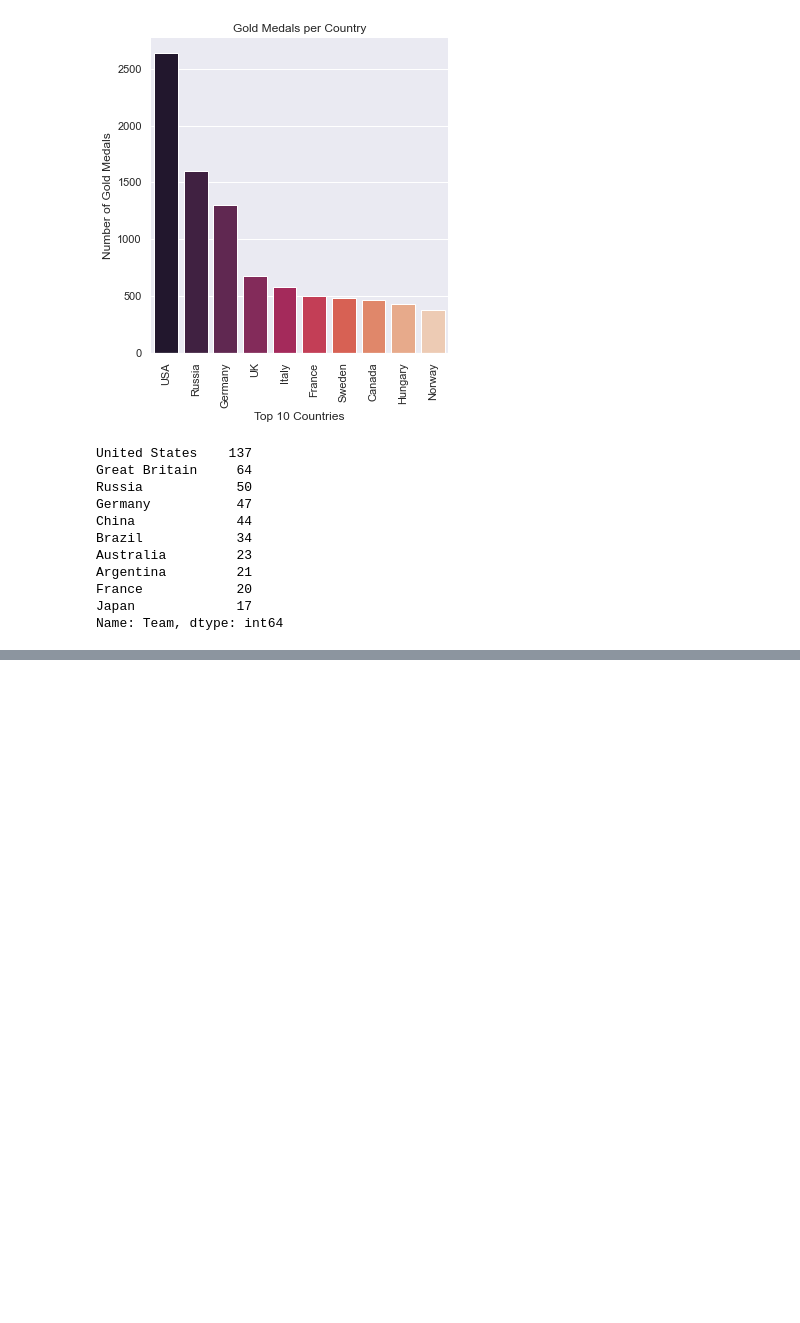
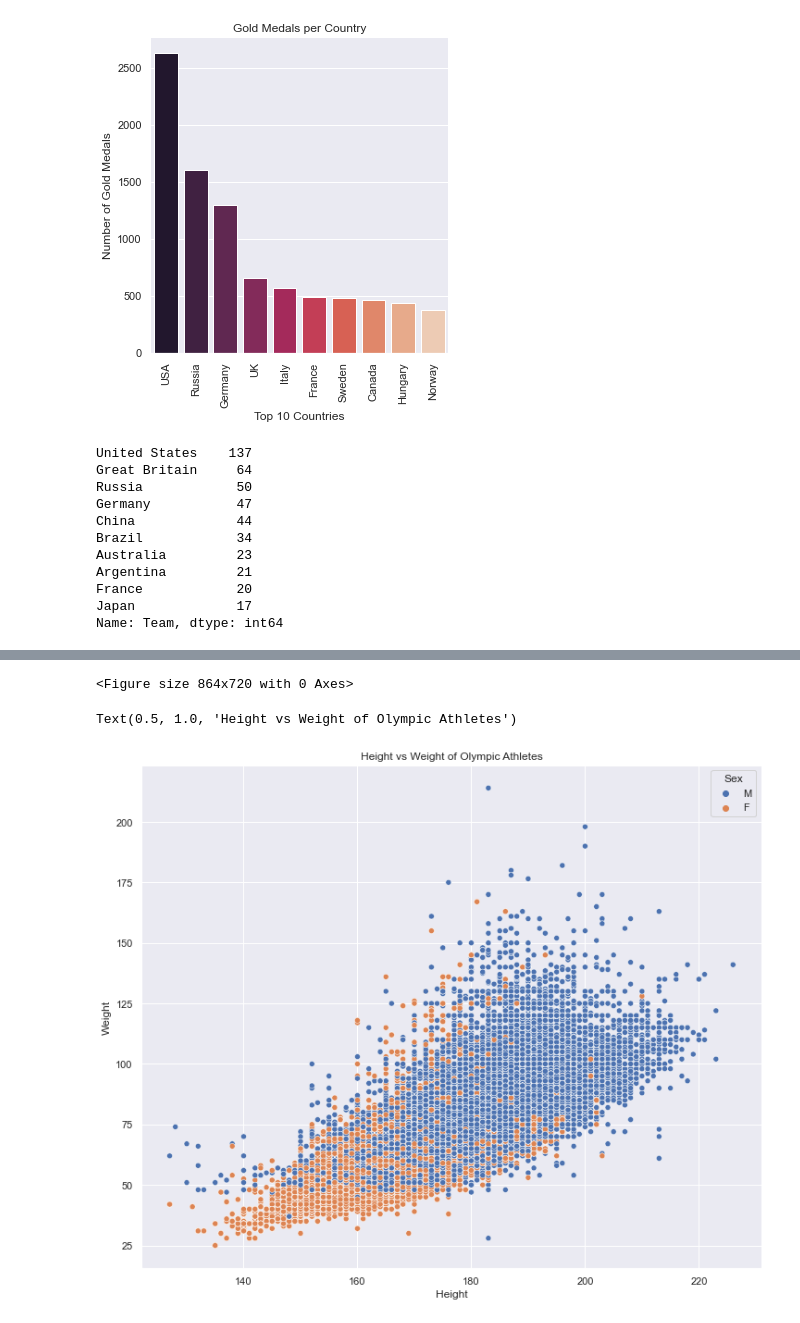
Before and after one commit to wenyuc/basic_learning, a Jupyter notebook: olympic_data_processing.ipynb, the cells around one changed output, grey strips where cells are left out. Drawn from its saved outputs; the diff is of its cells as text; code cells hidden in the pictures; blank space fills up the shorter version.

```diff
--- a/olympic_data_processing.ipynb
+++ b/olympic_data_processing.ipynb
@@ -445,0 +434,3 @@ Name: Team, dtype: int64
+# %%
+not_null_medals = athletes_df[(athletes_df['Height'].notnull()) & (athletes_df['Weight'].notnull())]
+not_null_medals.isnull().sum()
@@ -445,0 +456,8 @@ Name: Team, dtype: int64
+# %%
+plt.figure(figsize=(12,10))
+axis = sns.scatterplot(x = "Height", y = "Weight", data = not_null_medals, hue="Sex")
+plt.title('Height vs Weight of Olympic Athletes')
+# %% [output]
+<Figure size 864x720 with 0 Axes>
+Text(0.5, 1.0, 'Height vs Weight of Olympic Athletes')
+[figure, added]
```
Also changed, not shown: parts of 5 cells of this notebook, 1 other file.
